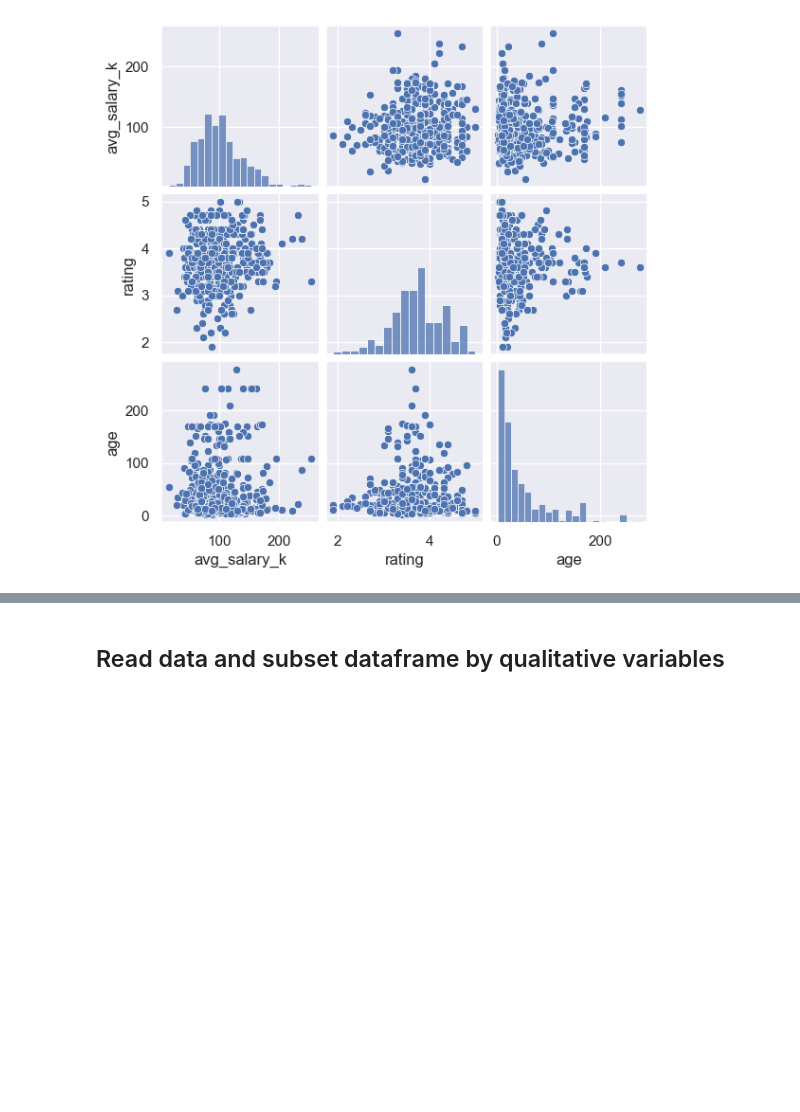
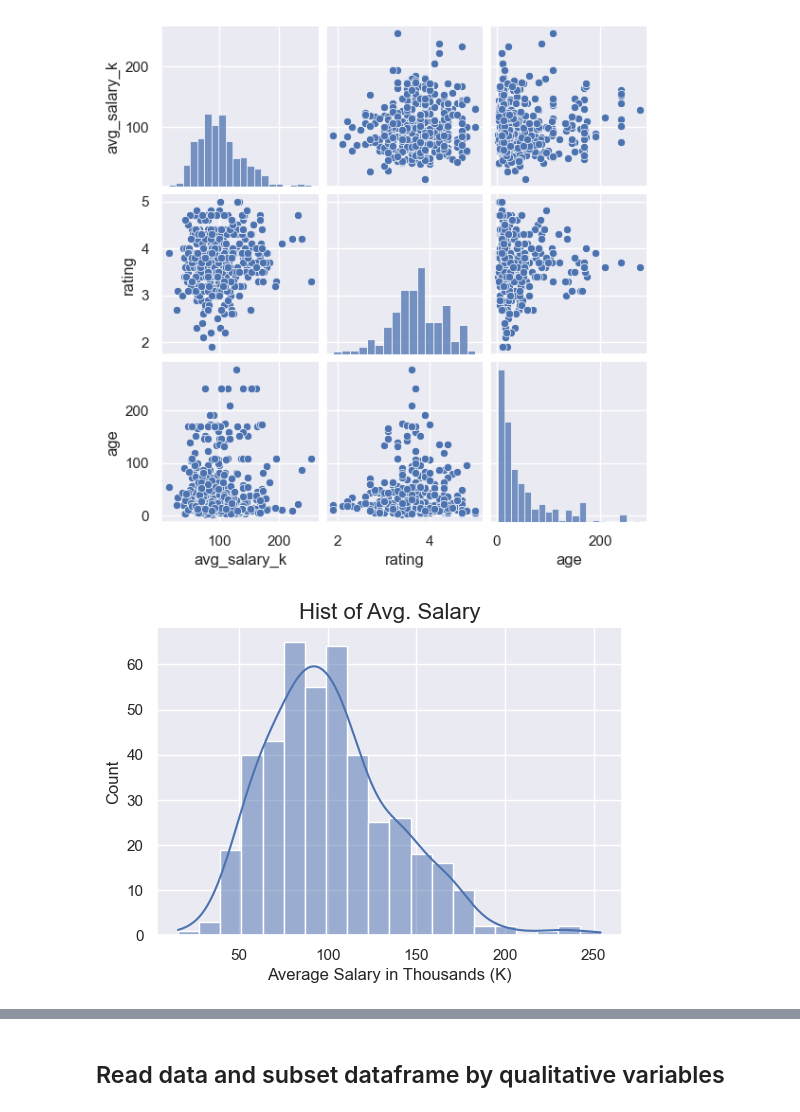
Before and after one commit to jttsai99/data_science_salary, a Jupyter notebook: EDA.ipynb, the cells around one changed output, grey strips where cells are left out. Cells and saved outputs as stored; diff of their text form; code cells hidden in the pictures; blank space fills up the shorter version.

```diff
--- a/EDA.ipynb
+++ b/EDA.ipynb
@@ -51,3 +52,11 @@ fig1 = sns.pairplot(df2, height=2)
 # %% [output]
 <Figure size 640x480 with 0 Axes>
 [figure]
+# %%
+fig2 = plt.figure(figsize=(6, 4))
+fig2 = sns.histplot(data=df2, x="avg_salary_k", kde=True)
+fig2.set_xlabel('Average Salary in Thousands (K)', fontsize=12);
+fig2.set_title('Hist of Avg. Salary', fontsize=16)
+fig2.figure.savefig(save_location+'hist_avg_sal', dpi=300)
+# %% [output]
+[figure, added]
```
Also changed, not shown: parts of 33 cells of this notebook, 12 other files.
